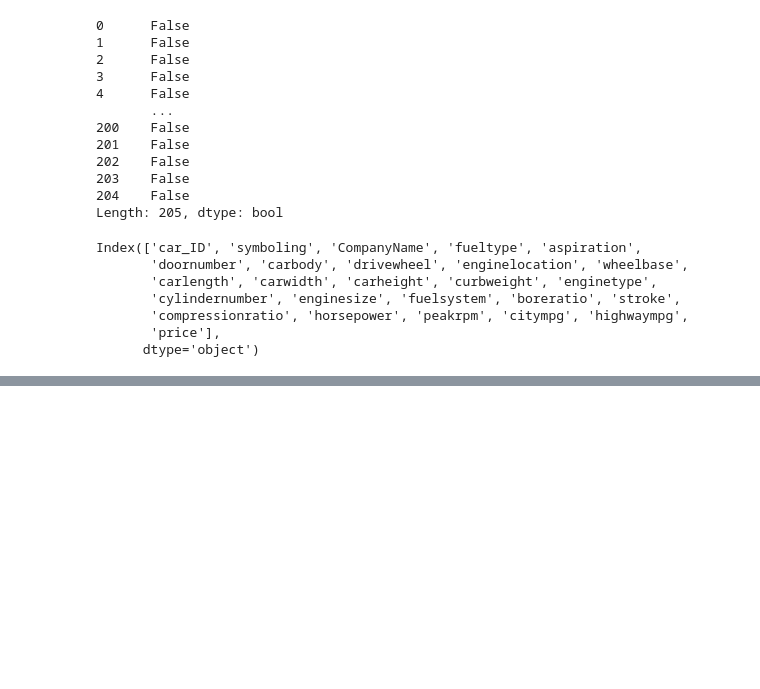
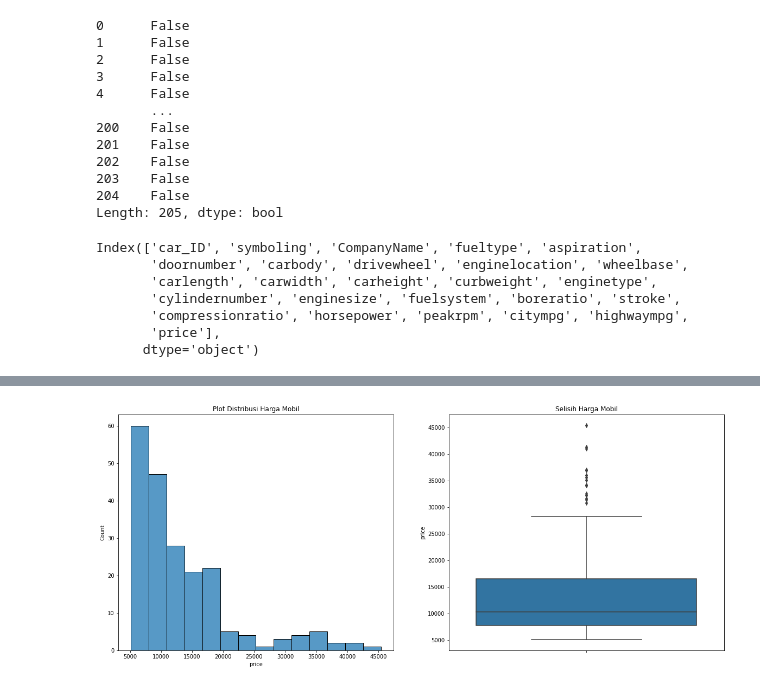
Before and after one commit to ihyamars07/Car-Analysis, a Jupyter notebook: UAS_CAR.ipynb, the cells around one changed output, grey strips where cells are left out. Cells and saved outputs as stored; diff of their text form; code cells hidden in the pictures; blank space fills up the shorter version.

Commit message:
adding data Visualize

```diff
--- a/UAS_CAR.ipynb
+++ b/UAS_CAR.ipynb
@@ -173,3 +173,9 @@ Index(['car_ID', 'symboling', 'CompanyName', 'fueltype', 'aspiration',
        'compressionratio', 'horsepower', 'peakrpm', 'citympg', 'highwaympg',
        'price'],
       dtype='object')
+# %%
+#Change Variable carbody to cartype
+CarType = ds['carbody'].apply(lambda x : x.split(' ')[0])
+ds.insert(3,"CarType",CarType)
+ds.drop(['carbody'],axis=1,inplace=True)
+ds.head()
@@ -175,0 +190,3 @@ Index(['car_ID', 'symboling', 'CompanyName', 'fueltype', 'aspiration',
+# %%
+ds.drop("symboling", axis=1, inplace=True)
+ds.head()
@@ -175,0 +203,14 @@ Index(['car_ID', 'symboling', 'CompanyName', 'fueltype', 'aspiration',
+# %%
+plt.figure(figsize=(20,8))
+
+plt.subplot(1,2,1)
+plt.title('Plot Distribusi Harga Mobil')
+sns.histplot(ds.price)
+
+plt.subplot(1,2,2)
+plt.title('Selisih Harga Mobil')
+sns.boxplot(y=ds.price)
+
+plt.show()
+# %% [output]
+[figure, added]
```
Also changed, not shown: parts of 3 cells of this notebook.
